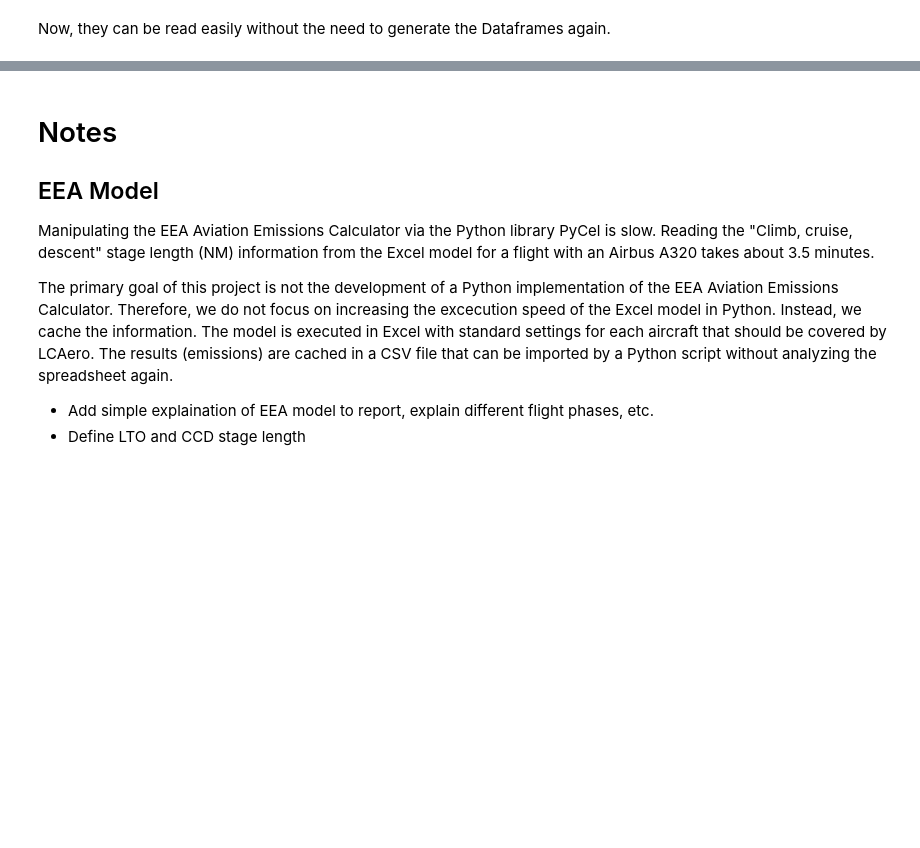
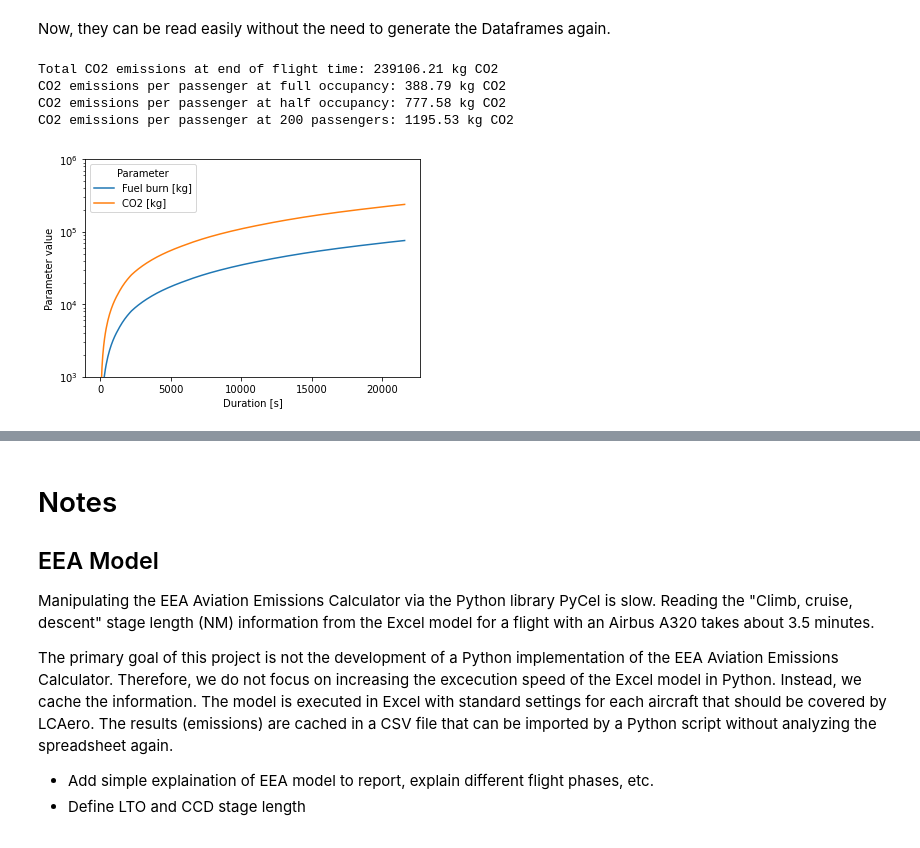
Before and after one commit to nikroeng/dash-manufacture-spc-dashboard, a Jupyter notebook: backend/BackendPrototype.ipynb, the cells around one changed output, grey strips where cells are left out. Cells and saved outputs as stored; diff of their text form; code cells hidden in the pictures; blank space fills up the shorter version.

```diff
--- a/backend/BackendPrototype.ipynb
+++ b/backend/BackendPrototype.ipynb
@@ -270,2 +237,0 @@ output_emissions_at_times_df
-# %%
-emissions_non_comulative_df = Create_Non_Comulative_Emissions(output_emissions_at_times_df)
@@ -289,11 +239,3 @@ plt.plot(emissions_non_comulative_df.index, emissions_non_comulative_df["CO2 [kg
 ## Get emissions for all available aircraft at desired times
 
 The dataframes of emissions at desired times are stored in dictionary.
-# %%
-emissions_df_all_aircraft_dict = {}
-
-for aircraft_type in aircraft_types:
-    output_emissions_at_times_df = Get_Emissions_At_Times(aircraft_type, desired_times)
-
-    print(aircraft_type)
-    emissions_df_all_aircraft_dict[aircraft_type] = output_emissions_at_times_df
@@ -299,0 +281,2 @@ for aircraft_type in aircraft_types:
+# %%
+emissions_at_times_df = emissions_df_all_aircraft_non_comulative_dict["A380"]
@@ -300,22 +299,39 @@ for aircraft_type in aircraft_types:
 # %% [markdown]
 Now, they can be read easily without the need to generate the Dataframes again.
 # %%
-def Plot_Aircraft_Emissions(aircraft_type):
-    emissions_at_times_df = emissions_df_all_aircraft_dict[aircraft_type]
+def Plot_Aircraft_Emissions(aircraft_type, comulative_switch=False, noise_switch=True):
+
+    if(comulative_switch == True):
+        emissions_at_times_df = emissions_df_all_aircraft_comulative_dict[aircraft_type]
+
+        max_CO2_value = emissions_at_times_df["CO2 [kg]"].max()
+        aircraft_seat_capacity = aircraft_seat_capacity_dict[aircraft_type]
+
+        print("Total CO2 emissions at end of flight time: {:.2f} kg CO2".format(max_CO2_value))
+        print("CO2 emissions per passenger at full occupancy: {:.2f} kg CO2".format(max_CO2_value/aircraft_seat_capacity))
+        print("CO2 emissions per passenger at half occupancy: {:.2f} kg CO2".format(max_CO2_value/(aircraft_seat_capacity / 2)))
+        print("CO2 emissions per passenger at 200 passengers: {:.2f} kg CO2".format(max_CO2_value/(200)))
+    else:
+        if(noise_switch == True):
+            emissions_at_times_df = emissions_df_all_aircraft_non_comulative_dict[aircraft_type]
+        else:
+            emissions_at_times_df = emissions_df_all_aircraft_non_comulative_no_noise_dict[aircraft_type]
 
     plot_column_list = ["Fuel burn [kg]", "CO2 [kg]"] #["Distance [nm]", "Fuel burn [kg]", "CO2 [kg]", "H2O [kg]"]
     seaborn_df = pd.melt(emissions_at_times_df, id_vars = ["Duration [s]"], value_vars = plot_column_list)
     seaborn_df = seaborn_df.rename(columns = {'value' : 'Parameter value', 'variable': 'Parameter'})
 
     flight_plot = sns.lineplot(x = "Duration [s]", y = 'Parameter value', hue = 'Parameter', data = seaborn_df, palette = 'tab10')
-    flight_plot.set(yscale='log', ylim=(10E2, 10E5))
 
-    max_CO2_value = emissions_at_times_df["CO2 [kg]"].max()
-    aircraft_seat_capacity = aircraft_seat_capacity_dict[aircraft_type]
-
-    print("Total CO2 emissions at end of flight time: {:.2f} kg CO2".format(max_CO2_value))
-    print("CO2 emissions per passenger at full occupancy: {:.2f} kg CO2".format(max_CO2_value/aircraft_seat_capacity))
-    print("CO2 emissions per passenger at half occupancy: {:.2f} kg CO2".format(max_CO2_value/(aircraft_seat_capacity / 2)))
-    print("CO2 emissions per passenger at 200 passengers: {:.2f} kg CO2".format(max_CO2_value/(200)))
+    if(comulative_switch == True):
+        flight_plot.set(yscale='log', ylim=(10E2, 10E5))
+    else:
+        flight_plot.set(ylabel="Parameter value / minute")
 # %%
-Plot_Aircraft_Emissions("A380")
+Plot_Aircraft_Emissions("A380", comulative_switch=True)
+# %% [output]
+Total CO2 emissions at end of flight time: 239106.21 kg CO2
+CO2 emissions per passenger at full occupancy: 388.79 kg CO2
+CO2 emissions per passenger at half occupancy: 777.58 kg CO2
+CO2 emissions per passenger at 200 passengers: 1195.53 kg CO2
+[figure, added]
```
Also changed, not shown: parts of 14 cells of this notebook, 21 other files.
